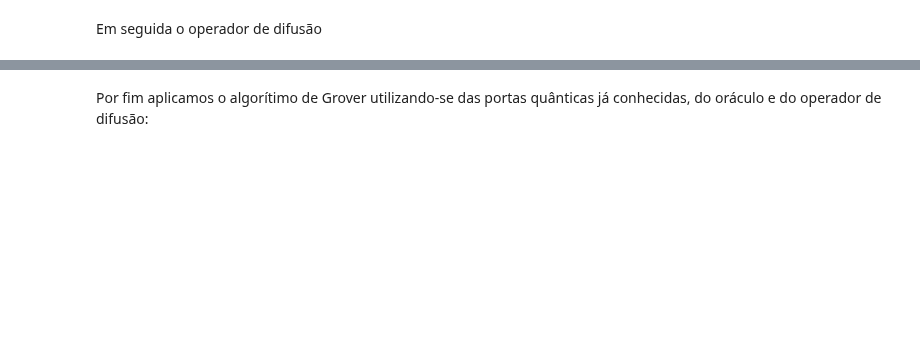
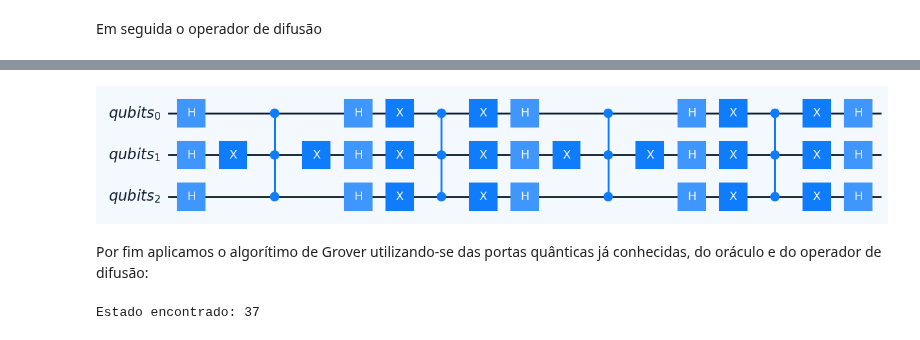
Before and after one commit to evandro-crr/ket-book, a Jupyter notebook: _sources/algoritmos/busca/09_2_1-grover.ipynb, the cells around one changed output, grey strips where cells are left out. Cells and saved outputs as stored; diff of their text form; code cells hidden in the pictures; blank space fills up the shorter version.

```diff
--- a/_sources/algoritmos/busca/09_2_1-grover.ipynb
+++ b/_sources/algoritmos/busca/09_2_1-grover.ipynb
@@ -422,7 +429,26 @@ def diffusion_operator(qubits):
+# %%
+def grover(oracle, qubits):
+    """Algoritmo de Grover."""
+
+    n = len(qubits)
+    H(qubits)
+
+    # Número ideal de iterações: sqrt(2^n)
+    iterations = int((np.pi / 4) * np.sqrt(2**n))
+
+    # Iterações do algoritmo de Grover
+    for _ in range(iterations):
+        oracle(qubits)
+        diffusion_operator(qubits)
+
+
+qulib.draw(grover, 3, (partial(oracle, 5),))
+# %% [output]
+[figure, added]
 # %% [markdown]
 Por fim aplicamos o algorítimo de Grover utilizando-se das portas quânticas já conhecidas, do oráculo e do operador de difusão:
 # %%
-def grover(n, target):
+def run_grover(n, target):
     """Executa o algoritmo de Grover."""
     # Inicialização do processo
     process = Process()
@@ -430,17 +456,12 @@ def grover(n, target):
     # Alocação de n qubits
     qubits = process.alloc(n)
 
-    # Superposição inicial
-    H(qubits)
+    grover(partial(oracle, target), qubits)
 
-    # Número ideal de iterações: sqrt(2^n)
-    iterations = int((2**n) ** 0.5)
+    result = measure(qubits)
+    print("Estado encontrado:", result.get())
 
-    # Iterações do algoritmo de Grover
-    for _ in range(iterations):
-        oracle(qubits, target)
-        diffusion_operator(qubits)
 
-    # Medição
-    result = [measure(q).value for q in qubits]
-    print("Estado encontrado:", result)
+run_grover(6, 37)
+# %% [output]
+Estado encontrado: 37
```
Also changed, not shown: parts of 4 cells of this notebook, 49 other files.
